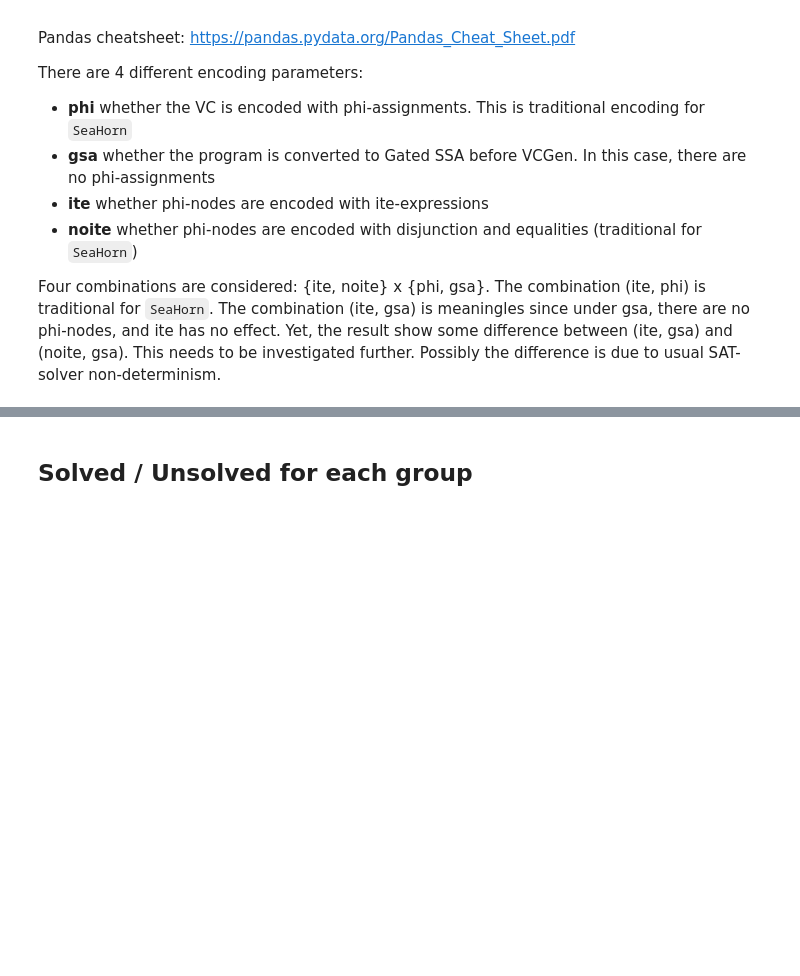
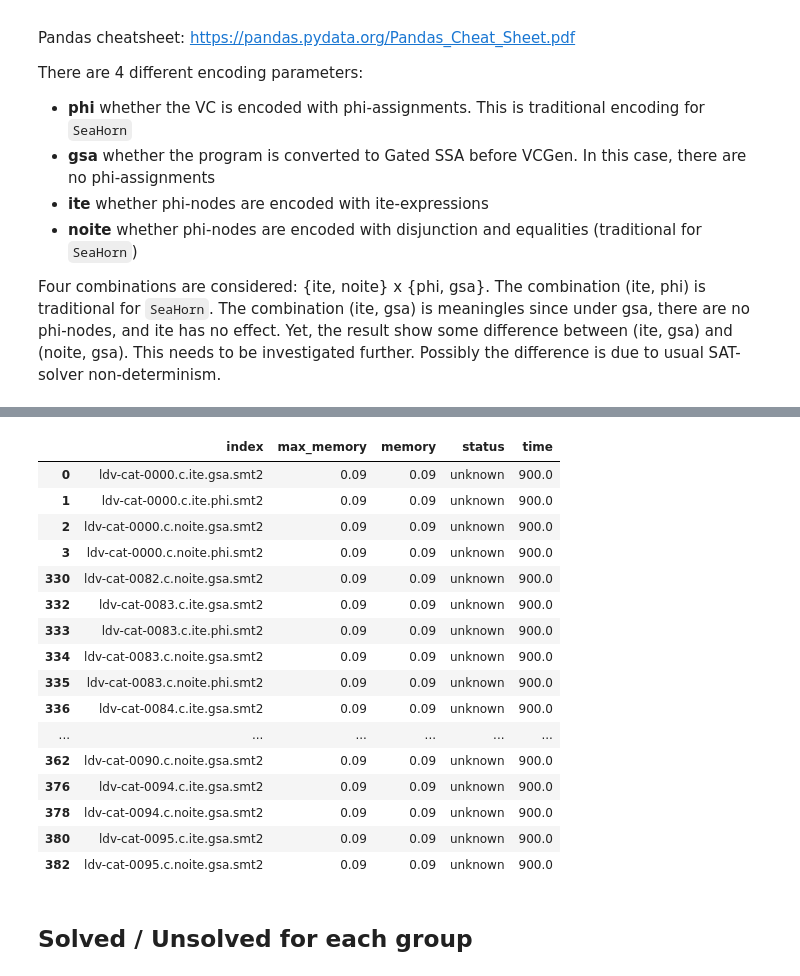
Before and after one commit to agurfinkel/bmc-gsa19, a Jupyter notebook: bmc-z3-data-analysis.ipynb, the cells around one changed output, grey strips where cells are left out. Cells and saved outputs as stored; diff of their text form; code cells hidden in the pictures; blank space fills up the shorter version.

```diff
--- a/bmc-z3-data-analysis.ipynb
+++ b/bmc-z3-data-analysis.ipynb
@@ -28,6 +41,24 @@ df[['status','index']].groupby(['status']).count()
 # %%
 # find all unknown results. Usually means that something went wrong, not just timeout
-df.query('status == "unknown"')
+df[df.status == 'unknown']
+# %% [output]
+|  | index | max_memory | memory | status | time |
+| 0 | ldv-cat-0000.c.ite.gsa.smt2 | 0.09 | 0.09 | unknown | 900.0 |
+| 1 | ldv-cat-0000.c.ite.phi.smt2 | 0.09 | 0.09 | unknown | 900.0 |
+| 2 | ldv-cat-0000.c.noite.gsa.smt2 | 0.09 | 0.09 | unknown | 900.0 |
+| 3 | ldv-cat-0000.c.noite.phi.smt2 | 0.09 | 0.09 | unknown | 900.0 |
+| 330 | ldv-cat-0082.c.noite.gsa.smt2 | 0.09 | 0.09 | unknown | 900.0 |
+| 332 | ldv-cat-0083.c.ite.gsa.smt2 | 0.09 | 0.09 | unknown | 900.0 |
+| 333 | ldv-cat-0083.c.ite.phi.smt2 | 0.09 | 0.09 | unknown | 900.0 |
+| 334 | ldv-cat-0083.c.noite.gsa.smt2 | 0.09 | 0.09 | unknown | 900.0 |
+| 335 | ldv-cat-0083.c.noite.phi.smt2 | 0.09 | 0.09 | unknown | 900.0 |
+| 336 | ldv-cat-0084.c.ite.gsa.smt2 | 0.09 | 0.09 | unknown | 900.0 |
+| ... | ... | ... | ... | ... | ... |
+| 362 | ldv-cat-0090.c.noite.gsa.smt2 | 0.09 | 0.09 | unknown | 900.0 |
+| 376 | ldv-cat-0094.c.ite.gsa.smt2 | 0.09 | 0.09 | unknown | 900.0 |
+| 378 | ldv-cat-0094.c.noite.gsa.smt2 | 0.09 | 0.09 | unknown | 900.0 |
+| 380 | ldv-cat-0095.c.ite.gsa.smt2 | 0.09 | 0.09 | unknown | 900.0 |
+| 382 | ldv-cat-0095.c.noite.gsa.smt2 | 0.09 | 0.09 | unknown | 900.0 |
 # %%
 # split results into 4 groups
 def flt_index(df, s):
```
Also changed, not shown: parts of 14 cells of this notebook.
